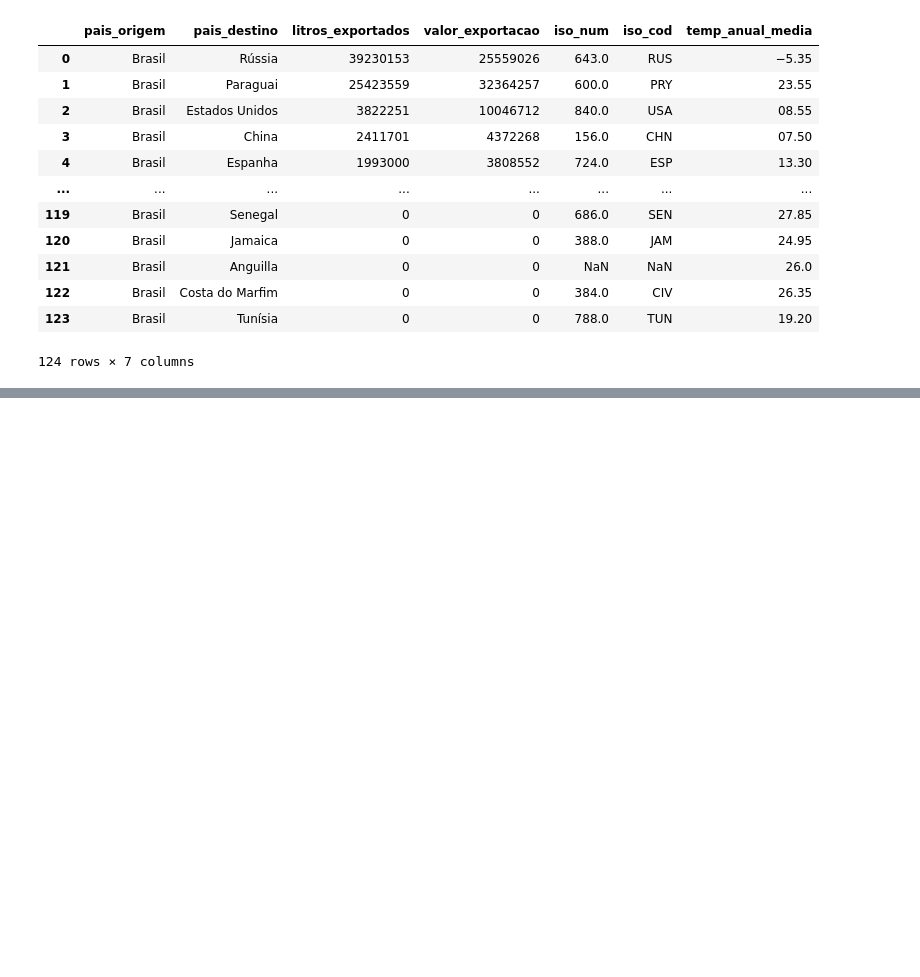
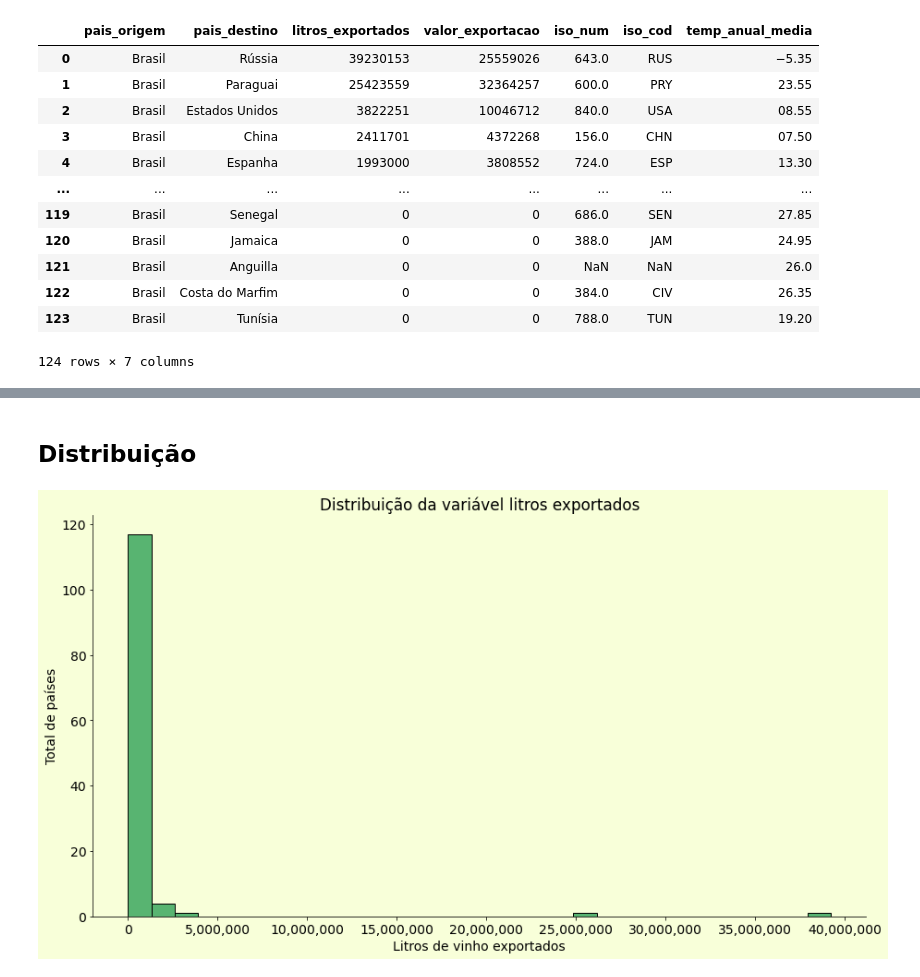
Before and after one commit to jackson-simionato/fase1_pos_tech_challenge_wine, a Jupyter notebook: fase 1 - tech challenge (vinhos).ipynb, the cells around one changed output, grey strips where cells are left out. Saved outputs shown, nothing was run; the diff lists cells and outputs as text; code cells hidden in the pictures; blank space fills up the shorter version.

Commit message:
styles added, distribution plots

```diff
--- a/fase 1 - tech challenge (vinhos).ipynb
+++ b/fase 1 - tech challenge (vinhos).ipynb
@@ -899,3 +902,8 @@ Total de países com valor de temperatura nulo: 0
 | 122 | Brasil | Costa do Marfim | 0 | 0 | 384.0 | CIV | 26.35 |
 | 123 | Brasil | Tunísia | 0 | 0 | 788.0 | TUN | 19.20 |
 124 rows × 7 columns
+# %%
+wine_data_temperature = df_wine_15_anos_temperature[['pais_origem','pais_destino','iso_cod','litros_exportados','valor_exportacao','temp_anual_media']]
+wine_data_temperature.temp_anual_media = wine_data_temperature.temp_anual_media.str.replace('−','-')
+wine_data_temperature.temp_anual_media=  wine_data_temperature.temp_anual_media.astype(float)
+wine_data_temperature
@@ -901,0 +938,26 @@ Total de países com valor de temperatura nulo: 0
+# %% [markdown]
+## Distribuição
+# %%
+# Ajustando o tamanho da figura do gráfico.
+g = plt.figure(figsize=(15,8))
+
+# Definição do estilo
+plt.style.use('./Assets/Estilos/barras.mplstyle')
+
+ax = sns.histplot(wine_data_temperature['litros_exportados'], bins = 30, color='#239B4F')
+
+# Customização dos eixos e título
+ax.set_title('Distribuição da variável litros exportados')
+ax.set_xlabel('Litros de vinho exportados')
+ax.set_ylabel('Total de países')
+ax.xaxis.set_major_formatter(ticker.StrMethodFormatter("{x:,.0f}"))
+
+# Altera a cor dentro do gráfico
+ax.set_facecolor('#F8FFD9')
+
+# Altera a cor fora do gráfico
+g.patch.set_facecolor('#F8FFD9')
+
+plt.show()
+# %% [output]
+[figure, added]
```
Also changed, not shown: parts of 12 cells of this notebook, 51 other files.
